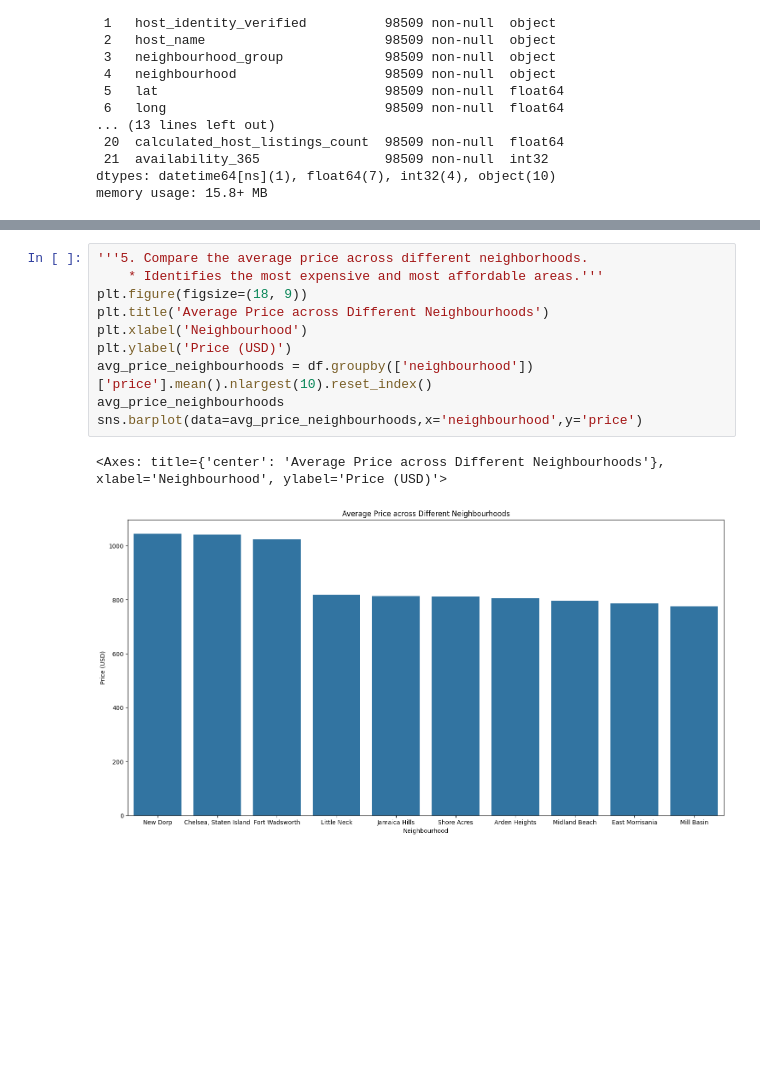
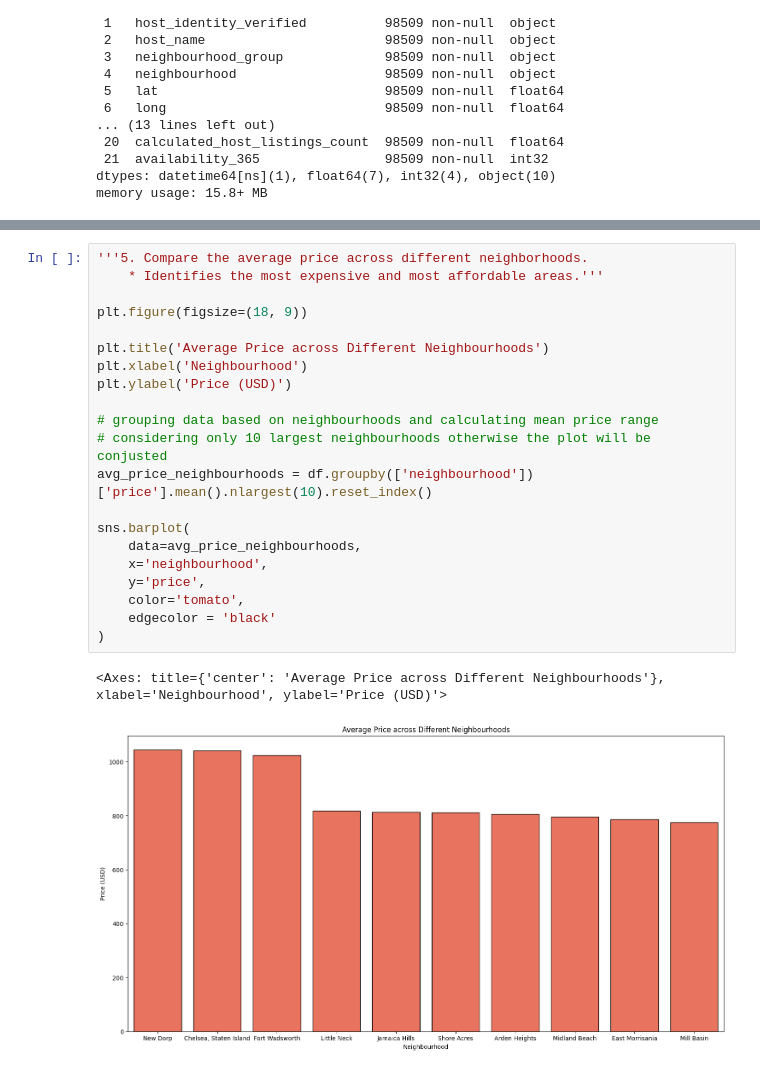
Before and after one commit to swetha-ev/airbnb-listings-analysis, a Jupyter notebook: airbnb_listing_analysis.ipynb, the cells around one changed output, grey strips where cells are left out. Drawn from its saved outputs; the diff is of its cells as text; blank space fills up the shorter version.

```diff
--- a/airbnb_listing_analysis.ipynb
+++ b/airbnb_listing_analysis.ipynb
@@ -474,16 +511,27 @@ sns.boxplot(data=df,x='room_type',y='price')
 # %%
 '''5. Compare the average price across different neighborhoods.
     * Identifies the most expensive and most affordable areas.'''
+
 plt.figure(figsize=(18, 9))
+
 plt.title('Average Price across Different Neighbourhoods')
 plt.xlabel('Neighbourhood')
 plt.ylabel('Price (USD)')
+
+# grouping data based on neighbourhoods and calculating mean price range
+# considering only 10 largest neighbourhoods otherwise the plot will be conjusted
 avg_price_neighbourhoods = df.groupby(['neighbourhood'])['price'].mean().nlargest(10).reset_index()
-avg_price_neighbourhoods
-sns.barplot(data=avg_price_neighbourhoods,x='neighbourhood',y='price')
+
+sns.barplot(
+    data=avg_price_neighbourhoods,
+    x='neighbourhood',
+    y='price',
+    color='tomato',
+    edgecolor = 'black'
+)
 # %% [output]
 <Axes: title={'center': 'Average Price across Different Neighbourhoods'}, xlabel='Neighbourhood', ylabel='Price (USD)'>
-[figure, old version]
+[figure, new version]
 # %%
 '''6. Explore the relationship between a listing's popularity (reviews) and its price.
     * Shows if highly-reviewed listings are generally priced higher, lower (due to competition), or if no clear relationship exists.'''
```
Also changed, not shown: parts of 10 cells of this notebook.
